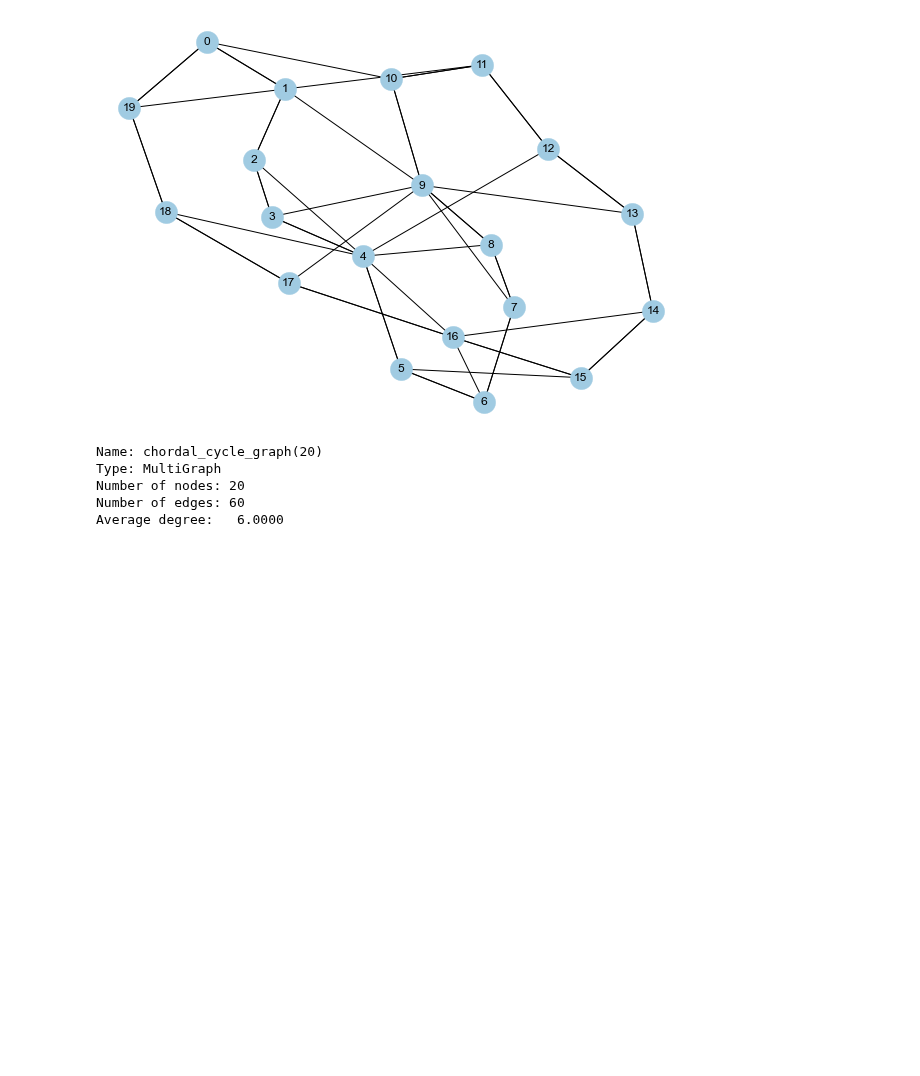
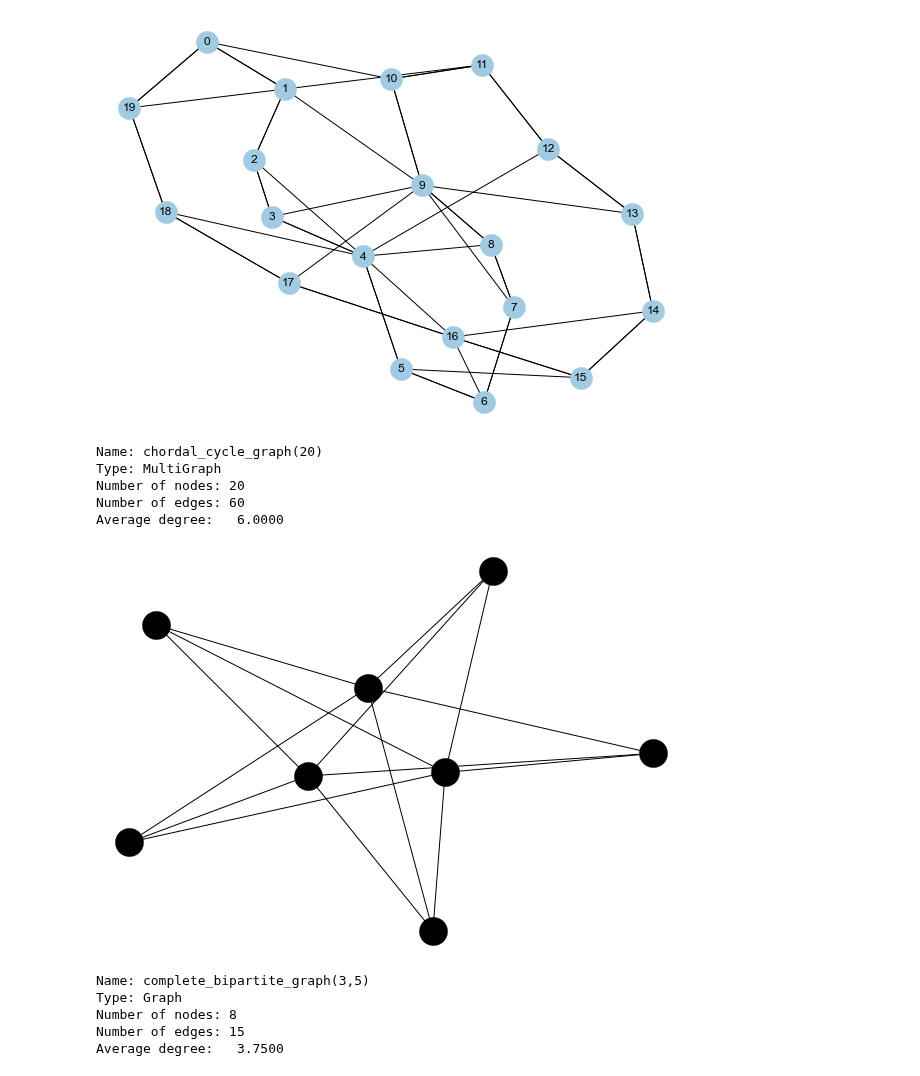
Before and after one commit to JayantGoel001/GraphsAndSocialNetworkAnalytics, a Jupyter notebook: Some Famous Graph.ipynb, the cells around one changed output. Drawn from its saved outputs; the diff is of its cells as text; code cells hidden in the pictures; blank space fills up the shorter version.

```diff
--- a/Some Famous Graph.ipynb
+++ b/Some Famous Graph.ipynb
@@ -134,4 +134,14 @@ Number of edges: 60
 Average degree:   6.0000
 # %%
 k = nx.complete_bipartite_graph(3,5)
-nx.draw(k,node_color='k',
+nx.draw(k,node_color='k',node_size=800,with_labels=True)
+# %% [output]
+[figure, added]
+# %%
+print(nx.info(k))
+# %% [output]
+Name: complete_bipartite_graph(3,5)
+Type: Graph
+Number of nodes: 8
+Number of edges: 15
+Average degree:   3.7500
```
Also changed, not shown: 2 other files.
